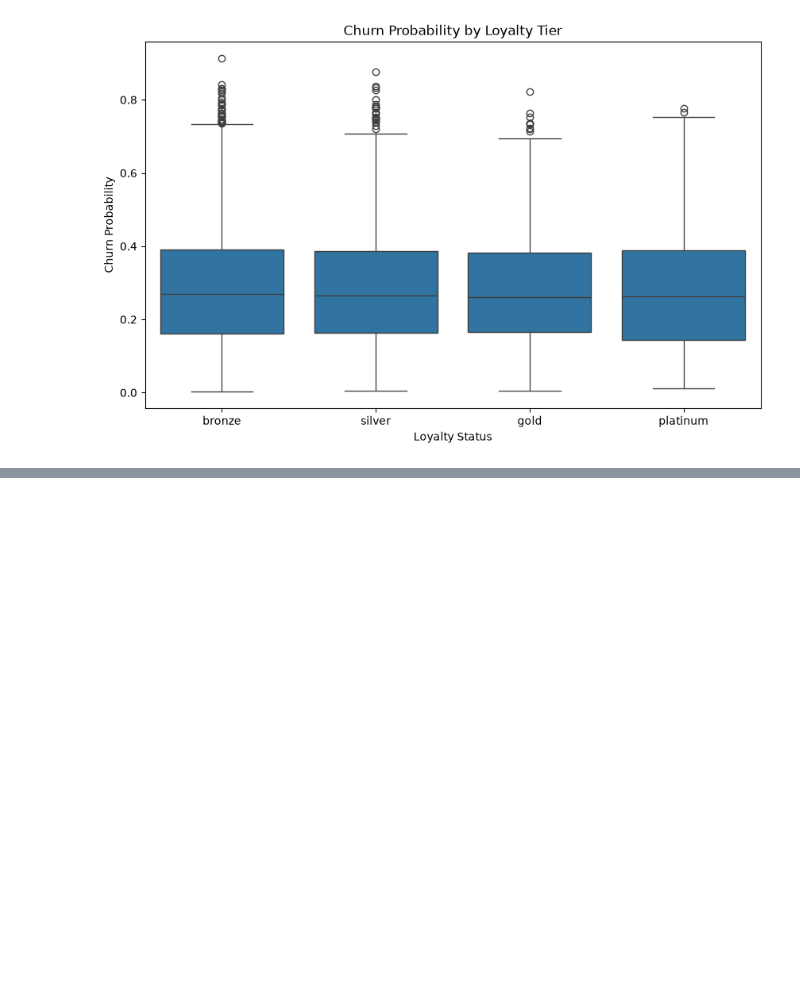
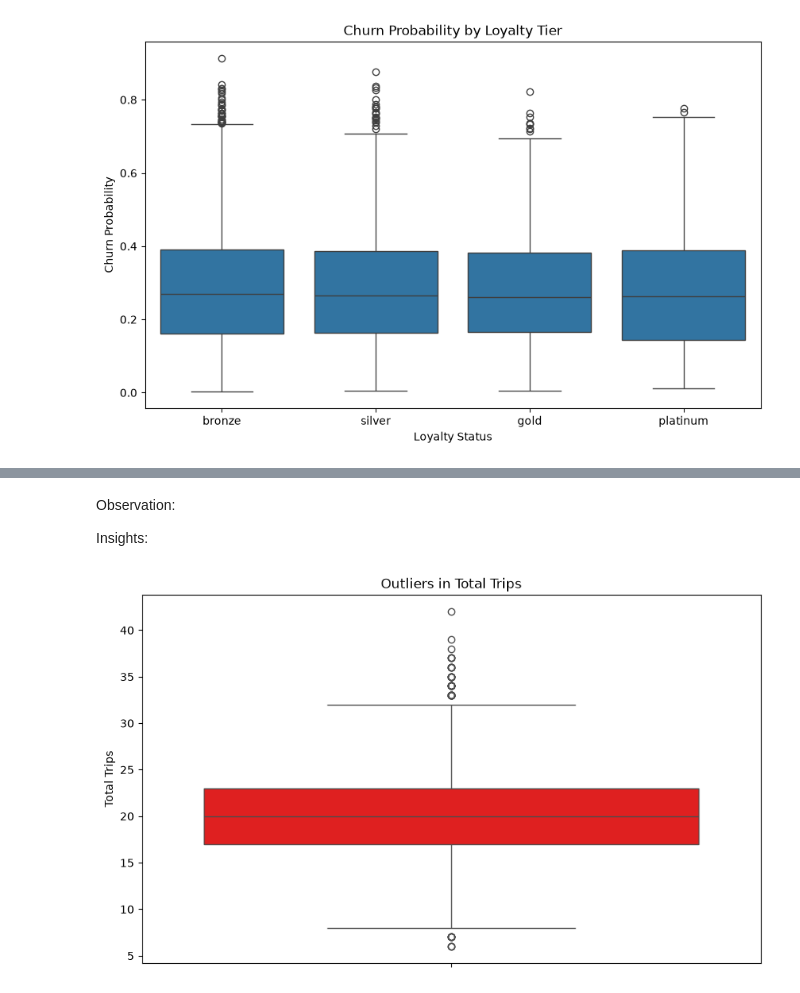
Before and after one commit to Queentutsi/RideWise-Project, a Jupyter notebook: Notebook/ridewise EDA.ipynb, the cells around one changed output, grey strips where cells are left out. Drawn from its saved outputs; the diff is of its cells as text; code cells hidden in the pictures; blank space fills up the shorter version.

```diff
--- a/Notebook/ridewise EDA.ipynb
+++ b/Notebook/ridewise EDA.ipynb
@@ -1036,0 +1081,15 @@ Observation: This shows that Bronze riders have the highest churn rate, Silver h
+# %% [markdown]
+Observation:
+
+Insights:
+# %%
+# Outlier Detection — Total Trips
+plt.figure(figsize=(10,6))
+sns.boxplot(data=riders_ml, y="total_trips", color="red")
+plt.title("Outliers in Total Trips")
+plt.ylabel("Total Trips")
+
+plt.savefig(r"C:\Users\akand\OneDrive\Documents\data journey\Amdari Resources\DS Projects\Ridewise Project\Data/outliers_total_trips.png", dpi=300, bbox_inches="tight")
+plt.show()
+# %% [output]
+[figure, added]
```
Also changed, not shown: parts of 18 cells of this notebook, 8 other files.
